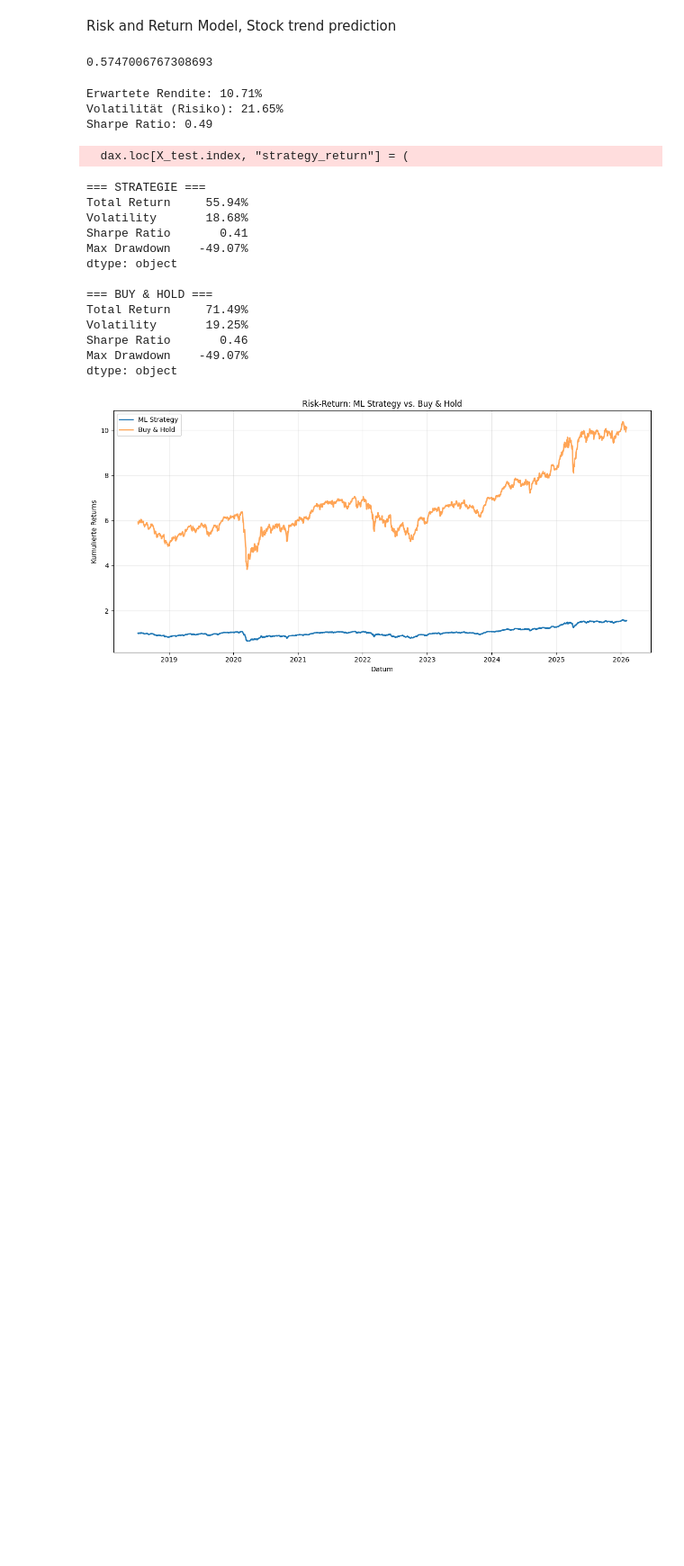
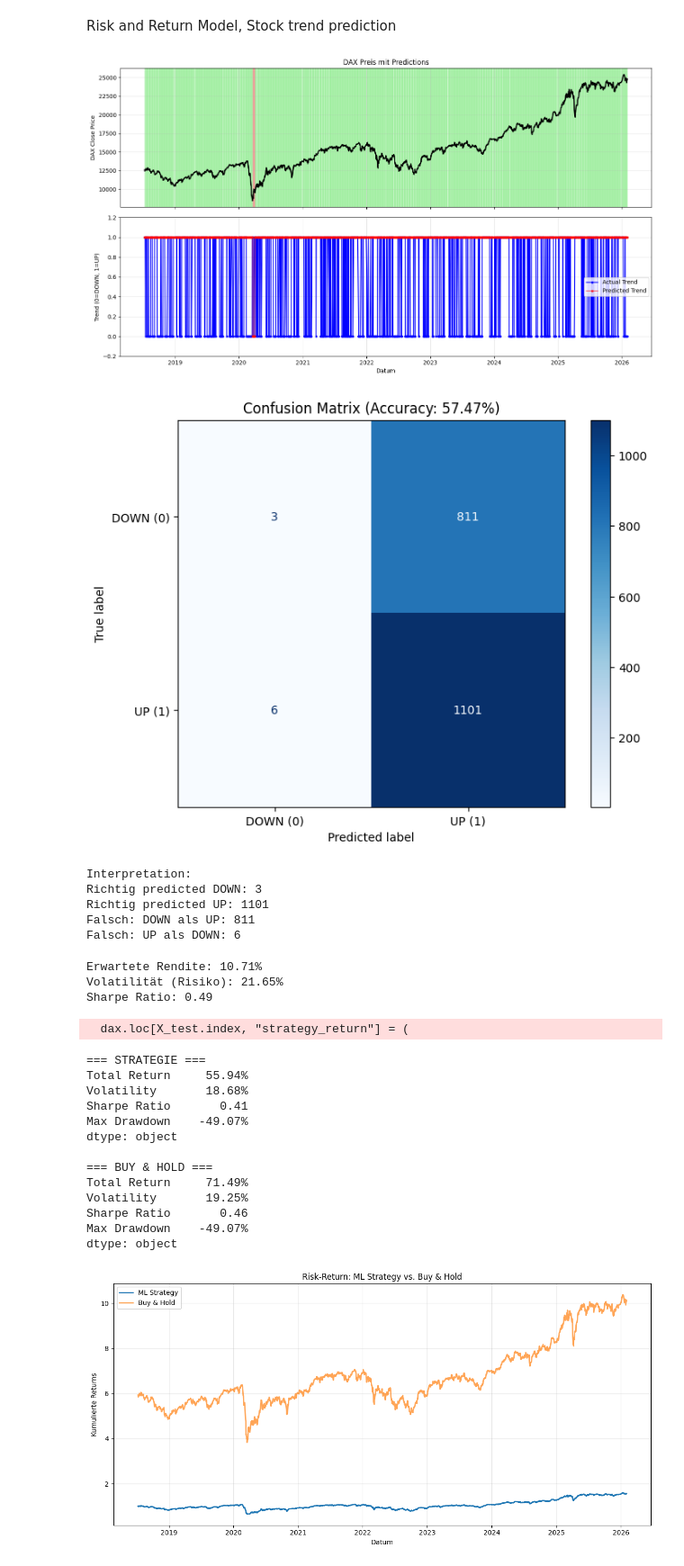
Before and after one commit to KreakxX/StockPredictor, a Jupyter notebook: model.ipynb, the cells around one changed output. Shown at 90% size. Drawn from its saved outputs; the diff is of its cells as text; code cells hidden in the pictures; blank space fills up the shorter version.

```diff
--- a/model.ipynb
+++ b/model.ipynb
@@ -13,7 +13,6 @@ dax = yf.Ticker("^GDAXI")
 
 dax = dax.history(period="max")
 # %%
- # Create Features that we can provide to the Model
 
 dax["return"] = np.log(dax["Close"] / dax["Close"].shift(1))
 
@@ -21,36 +20,88 @@ dax["return"] = np.log(dax["Close"] / dax["Close"].shift(1))
 dax["trend"] = (dax["Close"].shift(-5) > dax["Close"]).astype(int)
 
 dax["ma_fast"] = dax["Close"].rolling(10).mean()
 dax["ma_slow"] = dax["Close"].rolling(30).mean()
 
 dax["ma_diff"] = dax["ma_fast"] - dax["ma_slow"]
 
 dax["momentum_10"] = dax["Close"].pct_change(10)
 
 dax["volatility_10"] = dax["return"].rolling(10).std()
 
 
 features = ["ma_diff", "momentum_10", "volatility_10"]
 dax = dax.dropna()
 
-X = dax[features] # what we give to the Model
-Y = dax["trend"]  # what we want to predict
+X = dax[features]
+Y = dax["trend"]
 
 split = int(len(dax) * 0.8)
 
 X_train = X.iloc[:split]
 X_test  = X.iloc[split:]
 
 y_train = Y.iloc[:split]
 y_test  = Y.iloc[split:]
 
 model = LogisticRegression(max_iter=1000)
 model.fit(X_train, y_train)
 
 preds = model.predict(X_test)
 accuracy_score(y_test, preds)
+comparison = pd.DataFrame({
+    'Actual': y_test,
+    'Predicted': preds,
+    'Close': dax.loc[X_test.index, 'Close']
+}, index=X_test.index)
+
+fig, (ax1, ax2) = plt.subplots(2, 1, figsize=(14, 8), sharex=True)
+
+ax1.plot(comparison.index, comparison['Close'], linewidth=2, color='black')
+ax1.set_ylabel('DAX Close Price')
+ax1.set_title('DAX Preis mit Predictions')
+ax1.grid(alpha=0.3)
+
+for i in range(len(comparison)-1):
+    color = 'lightgreen' if comparison['Predicted'].iloc[i] == 1 else 'lightcoral'
+    ax1.axvspan(comparison.index[i], comparison.index[i+1], alpha=0.3, color=color)
+
+ax2.plot(comparison.index, comparison['Actual'], 'o-', label='Actual Trend',
+         color='blue', markersize=3)
+ax2.plot(comparison.index, comparison['Predicted'], 's-', label='Predicted Trend',
+         color='red', markersize=3, alpha=0.6)
+ax2.set_ylabel('Trend (0=DOWN, 1=UP)')
+ax2.set_xlabel('Datum')
+ax2.legend()
+ax2.grid(alpha=0.3)
+ax2.set_ylim(-0.2, 1.2)
+
+plt.tight_layout()
+plt.show()
+
+from sklearn.metrics import confusion_matrix, ConfusionMatrixDisplay
+
+cm = confusion_matrix(y_test, preds)
+
+fig, ax = plt.subplots(figsize=(8, 6))
+disp = ConfusionMatrixDisplay(confusion_matrix=cm,
+                               display_labels=['DOWN (0)', 'UP (1)'])
+disp.plot(ax=ax, cmap='Blues', values_format='d')
+ax.set_title(f'Confusion Matrix (Accuracy: {accuracy_score(y_test, preds):.2%})')
+plt.show()
+
+print("\nInterpretation:")
+print(f"Richtig predicted DOWN: {cm[0,0]}")
+print(f"Richtig predicted UP: {cm[1,1]}")
+print(f"Falsch: DOWN als UP: {cm[0,1]}")
+print(f"Falsch: UP als DOWN: {cm[1,0]}")
 # %% [output]
+[figure, added]
+[figure, added]
-0.5747006767308693
+Interpretation:
+Richtig predicted DOWN: 3
+Richtig predicted UP: 1101
+Falsch: DOWN als UP: 811
+Falsch: UP als DOWN: 6
 # %%
 # Risk and Return Model
 
```
Also changed, not shown: 1 other file.
